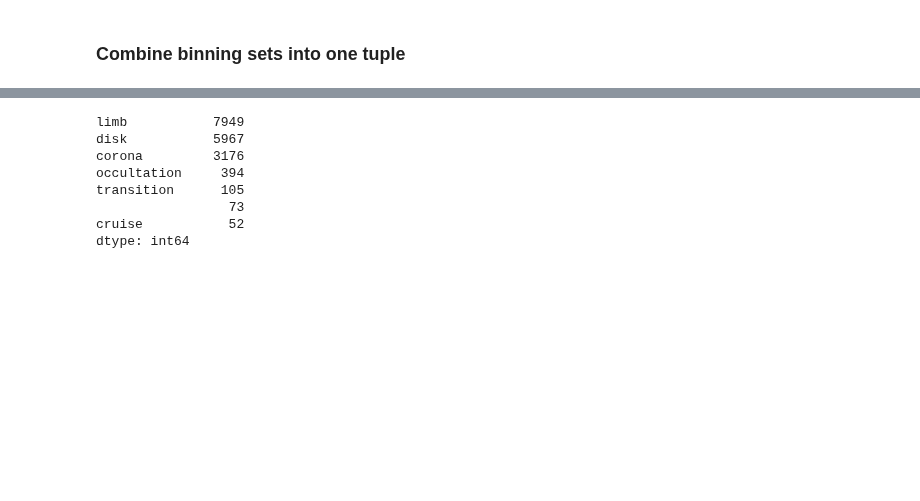
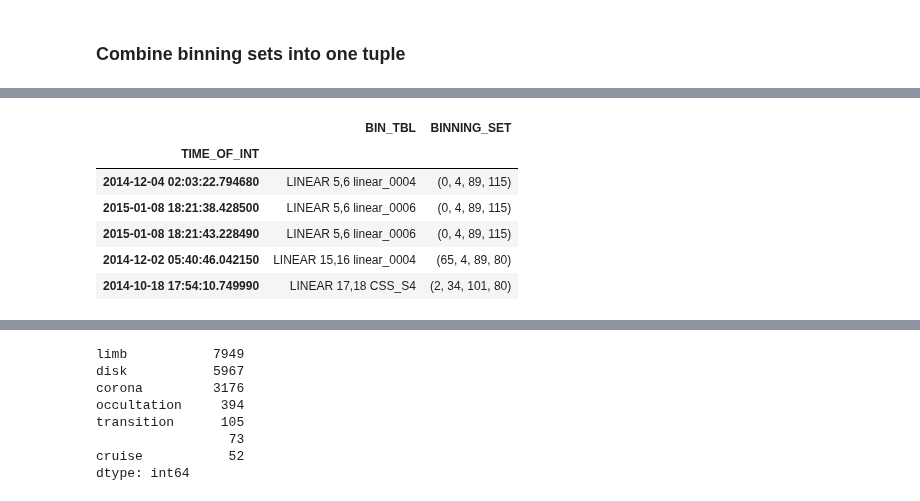
Before and after one commit to michaelaye/iuvs, a Jupyter notebook: notebooks/2015-06-16 L1A dark scan analysis.ipynb, the cells around one changed output, grey strips where cells are left out. Cells and saved outputs as stored; diff of their text form; code cells hidden in the pictures; blank space fills up the shorter version.

```diff
--- a/notebooks/2015-06-16 L1A dark scan analysis.ipynb
+++ b/notebooks/2015-06-16 L1A dark scan analysis.ipynb
@@ -165 +181,11 @@ df['BINNING_SET'] = df.apply(combine_binning_data, axis=1)
+# %%
+df[['BIN_TBL', 'BINNING_SET']].head()
+# %% [output]
+|  | BIN_TBL | BINNING_SET |
+| TIME_OF_INT |  |  |
+| 2014-12-04 02:03:22.794680 | LINEAR 5,6 linear_0004 | (0, 4, 89, 115) |
+| 2015-01-08 18:21:38.428500 | LINEAR 5,6 linear_0006 | (0, 4, 89, 115) |
+| 2015-01-08 18:21:43.228490 | LINEAR 5,6 linear_0006 | (0, 4, 89, 115) |
+| 2014-12-02 05:40:46.042150 | LINEAR 15,16 linear_0004 | (65, 4, 89, 80) |
+| 2014-10-18 17:54:10.749990 | LINEAR 17,18 CSS_S4 | (2, 34, 101, 80) |
 # %%
```
Also changed, not shown: parts of 23 cells of this notebook, 1 other file.
